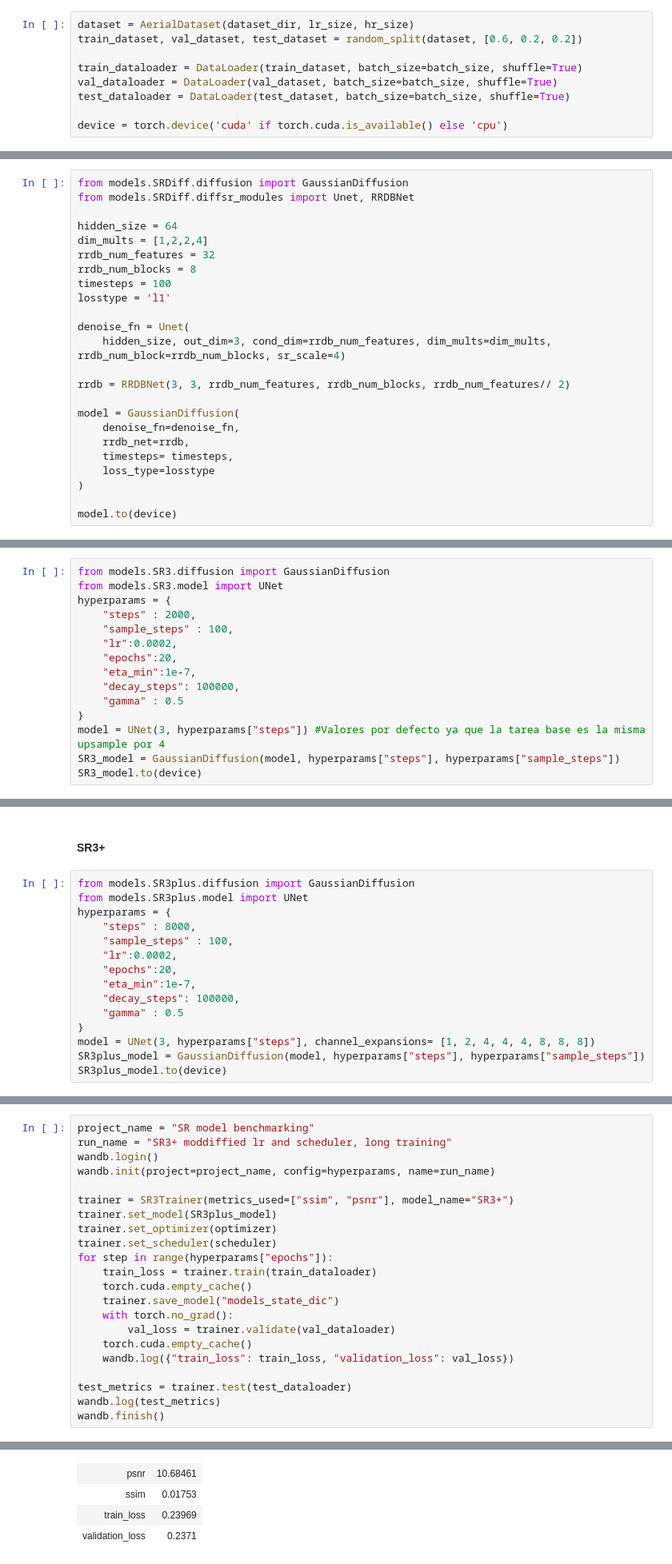
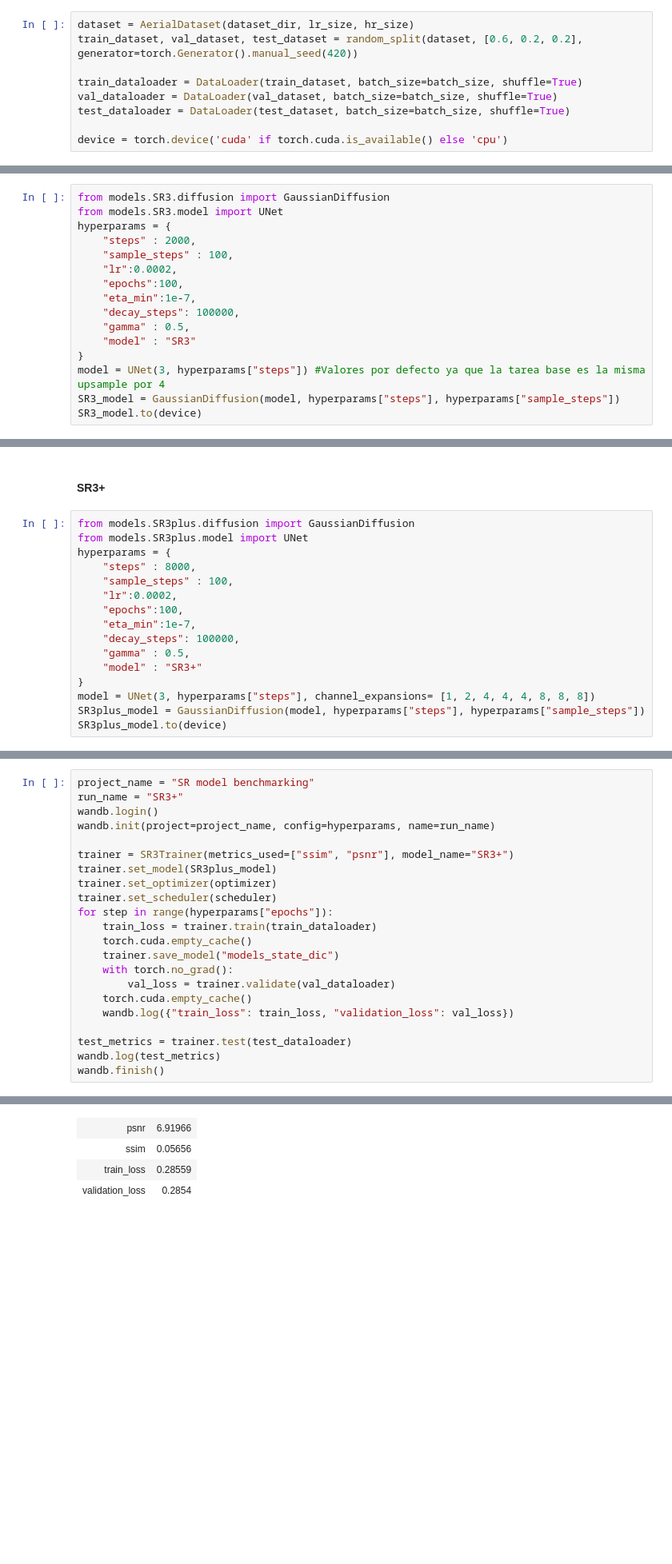
Before and after one commit to Descalabreitor/Satelite-Superresolution-diffusion, a Jupyter notebook: experiments.ipynb, the cells around one changed output, grey strips where cells are left out. Shown at 80% size. Saved outputs shown, nothing was run; the diff lists cells and outputs as text; blank space fills up the shorter version.

```diff
--- a/experiments.ipynb
+++ b/experiments.ipynb
@@ -27,7 +28,7 @@ batch_size = 16
 dataset_dir = 'E:\\TFG\\air_dataset'
 # %%
 dataset = AerialDataset(dataset_dir, lr_size, hr_size)
-train_dataset, val_dataset, test_dataset = random_split(dataset, [0.6, 0.2, 0.2])
+train_dataset, val_dataset, test_dataset = random_split(dataset, [0.6, 0.2, 0.2], generator=torch.Generator().manual_seed(420))
 
 train_dataloader = DataLoader(train_dataset, batch_size=batch_size, shuffle=True)
 val_dataloader = DataLoader(val_dataset, batch_size=batch_size, shuffle=True)
@@ -41,24 +37,0 @@ device = torch.device('cuda' if torch.cuda.is_available() else 'cpu')
-# %%
-from models.SRDiff.diffusion import GaussianDiffusion
-from models.SRDiff.diffsr_modules import Unet, RRDBNet
-
-hidden_size = 64
-dim_mults = [1,2,2,4]
-rrdb_num_features = 32
-rrdb_num_blocks = 8
-timesteps = 100
-losstype = 'l1'
-
-denoise_fn = Unet(
-    hidden_size, out_dim=3, cond_dim=rrdb_num_features, dim_mults=dim_mults, rrdb_num_block=rrdb_num_blocks, sr_scale=4)
-
-rrdb = RRDBNet(3, 3, rrdb_num_features, rrdb_num_blocks, rrdb_num_features// 2)
-
-model = GaussianDiffusion(
-    denoise_fn=denoise_fn,
-    rrdb_net=rrdb,
-    timesteps= timesteps,
-    loss_type=losstype
-)
-
-model.to(device)
@@ -151,10 +131,11 @@ hyperparams = {
     "steps" : 2000,
     "sample_steps" : 100,
     "lr":0.0002,
-    "epochs":20,
+    "epochs":100,
     "eta_min":1e-7,
     "decay_steps": 100000,
-    "gamma" : 0.5
+    "gamma" : 0.5,
+    "model" : "SR3"
 }
 model = UNet(3, hyperparams["steps"]) #Valores por defecto ya que la tarea base es la misma upsample por 4
 SR3_model = GaussianDiffusion(model, hyperparams["steps"], hyperparams["sample_steps"])
@@ -230,10 +207,11 @@ hyperparams = {
     "steps" : 8000,
     "sample_steps" : 100,
     "lr":0.0002,
-    "epochs":20,
+    "epochs":100,
     "eta_min":1e-7,
     "decay_steps": 100000,
-    "gamma" : 0.5
+    "gamma" : 0.5,
+    "model" : "SR3+"
 }
 model = UNet(3, hyperparams["steps"], channel_expansions= [1, 2, 4, 4, 4, 8, 8, 8])
 SR3plus_model = GaussianDiffusion(model, hyperparams["steps"], hyperparams["sample_steps"])
@@ -261,7 +239,7 @@ optimizer = torch.optim.Adam(SR3plus_model.parameters(), lr=hyperparams["lr"])
 scheduler = torch.optim.lr_scheduler.StepLR(optimizer, step_size=hyperparams["decay_steps"], gamma=hyperparams["gamma"])
 # %%
 project_name = "SR model benchmarking"
-run_name = "SR3+ moddiffied lr and scheduler, long training"
+run_name = "SR3+"
 wandb.login()
 wandb.init(project=project_name, config=hyperparams, name=run_name)
 
@@ -297,4 +275,4 @@ Run summary:
-| psnr | 10.68461 |
-| ssim | 0.01753 |
-| train_loss | 0.23969 |
-| validation_loss | 0.2371 |
+| psnr | 6.91966 |
+| ssim | 0.05656 |
+| train_loss | 0.28559 |
+| validation_loss | 0.2854 |
```
Also changed, not shown: parts of 13 cells of this notebook, 3 other files.
